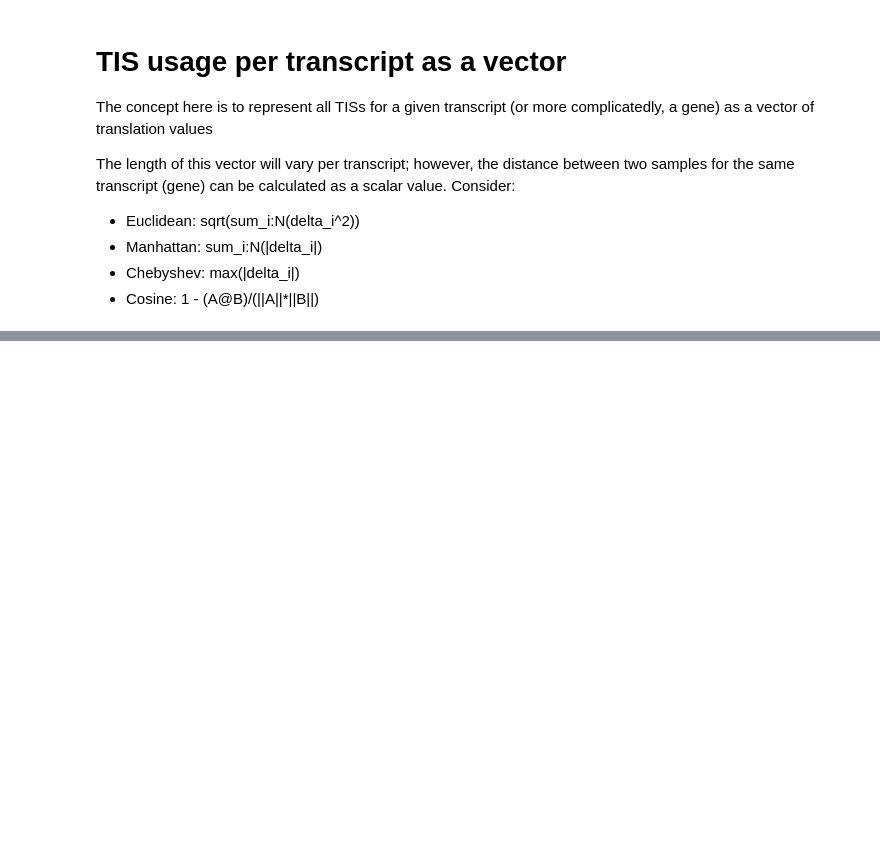
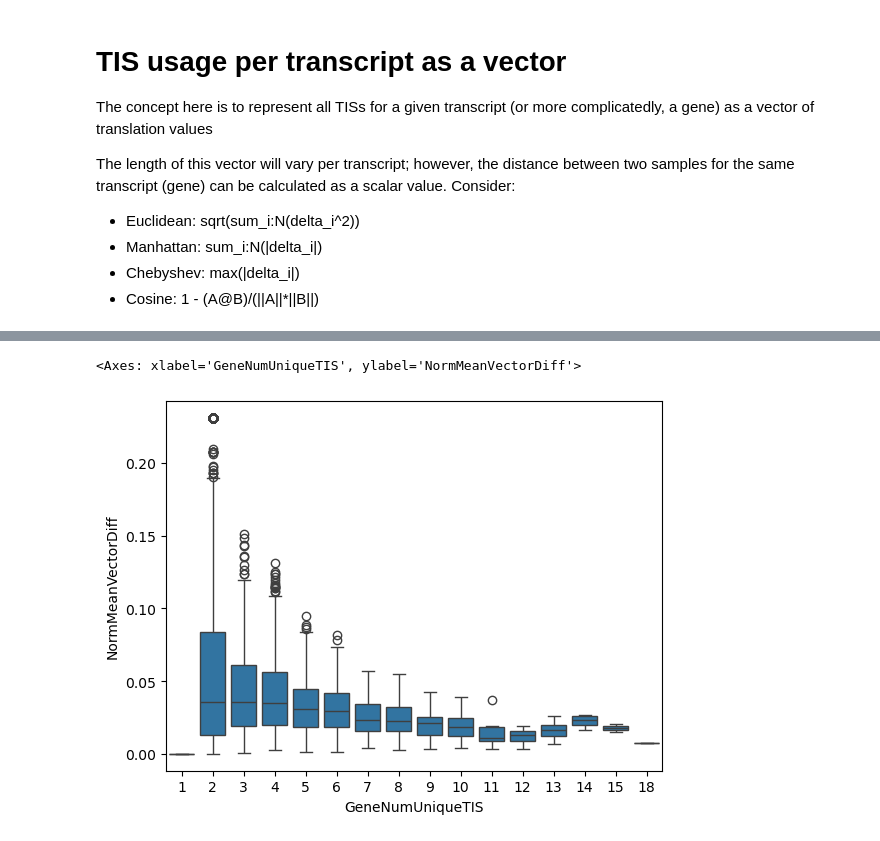
Before and after one commit to cheeseman-lab/coTISja, a Jupyter notebook: src/notebooks/sample_comparison.ipynb, the cells around one changed output, grey strips where cells are left out. Saved outputs shown, nothing was run; the diff lists cells and outputs as text; code cells hidden in the pictures; blank space fills up the shorter version.

```diff
--- a/src/notebooks/sample_comparison.ipynb
+++ b/src/notebooks/sample_comparison.ipynb
@@ -1882,0 +1678,10 @@ def parse_tis_table(encoded_tis_table, mask_zeroes=False, group_labels=None):
+# %%
+sns.boxplot(
+    gene_tis_vector_summary[gene_tis_vector_summary['GeneNumSamplesWithHalfTIS'] >= 3].assign(
+        NormMeanVectorDiff=lambda x: x['GeneMeanPairwiseTEVectorDifference'] / x['GeneNumUniqueTIS']
+    ),
+    x='GeneNumUniqueTIS', y='NormMeanVectorDiff'
+)
+# %% [output]
+<Axes: xlabel='GeneNumUniqueTIS', ylabel='NormMeanVectorDiff'>
+[figure, added]
```
Also changed, not shown: parts of 103 cells of this notebook.
